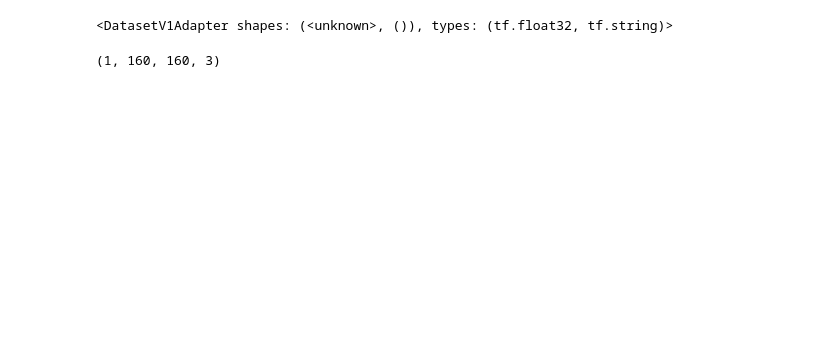
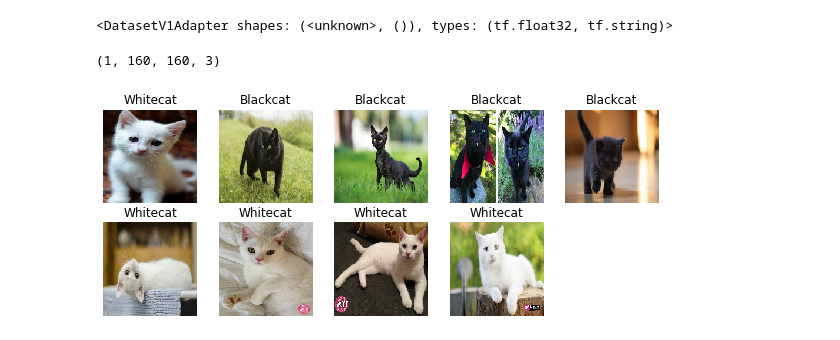
Before and after one commit to aniketmaurya/chitra, a Jupyter notebook: nbs/02_dataloader.ipynb, the cells around one changed output. Cells and saved outputs as stored; diff of their text form; code cells hidden in the pictures; blank space fills up the shorter version.

Commit message:
show_batch added

```diff
--- a/nbs/02_dataloader.ipynb
+++ b/nbs/02_dataloader.ipynb
@@ -49,6 +85,7 @@ def get_basename(path: tf.string):
 # %%
 #export
 class Clf(object):
+
     def __init__(self):
         self.CLASS_NAMES = None
 
@@ -60,34 +97,37 @@ class Clf(object):
         list_images = tf.data.Dataset.list_files(f'{path}/*/*')
         return list_images
 
-    def _process_path(self, path:str, size:Union[None, tuple] = None):
+    def _process_path(self, path: str, size: Union[None, tuple] = None):
         """`path` :str
         `size`: None or tuple
         """
-        assert isinstance(path, (str, tf.Tensor)), f'type of path is {type(path)}, expected type str'
+        assert isinstance(
+            path,
+            (str,
+             tf.Tensor)), f'type of path is {type(path)}, expected type str'
         img = read_image(path)
         img = tf.py_function(resize_image, [img, (160, 160)], [tf.float32])
 
         label = tf.strings.split(path, os.path.sep)[-2]
         return img, label
 
-
     def from_folder(self, path: Union[str, pathlib.Path]):
         """Load dataset from given path.
         Args:
             path: string, path of folder containing dataset.
-        Returns: tf.data.Dataset
+        Returns: image, label -> tf.data.Dataset prefetched with tf.data.AUTOTUNE
         """
         assert isinstance(path, (str, pathlib.Path))
         path = pathlib.Path(path)
         remove_dsstore(path)
 
-        list_folders = tf.data.Dataset.list_files(str(path/'*'))
+        list_folders = tf.data.Dataset.list_files(str(path / '*'))
         list_images = self._get_image_list(str(path))
 
         self.CLASS_NAMES = tuple(get_basename(e).numpy() for e in list_folders)
 
         data = list_images.map(self._process_path, num_parallel_calls=AUTOTUNE)
+        data = data.prefetch(AUTOTUNE)
         return data
 # %%
 #hide
@@ -103,3 +143,7 @@ data
 for e in data.take(1): print(e[0].shape)
 # %% [output]
 (1, 160, 160, 3)
+# %%
+show_batch(data, 9)
+# %% [output]
+[figure, added]
```
Also changed, not shown: parts of 5 cells of this notebook, 4 other files.
